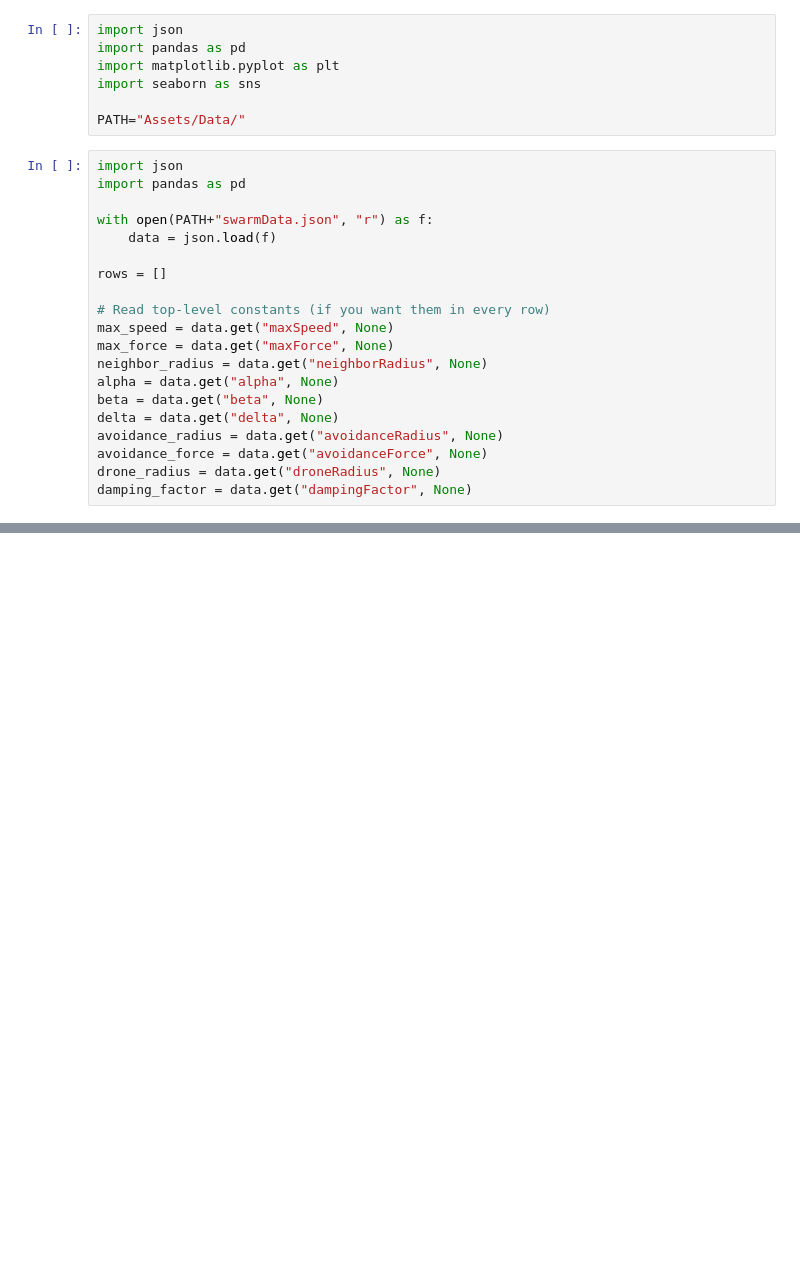
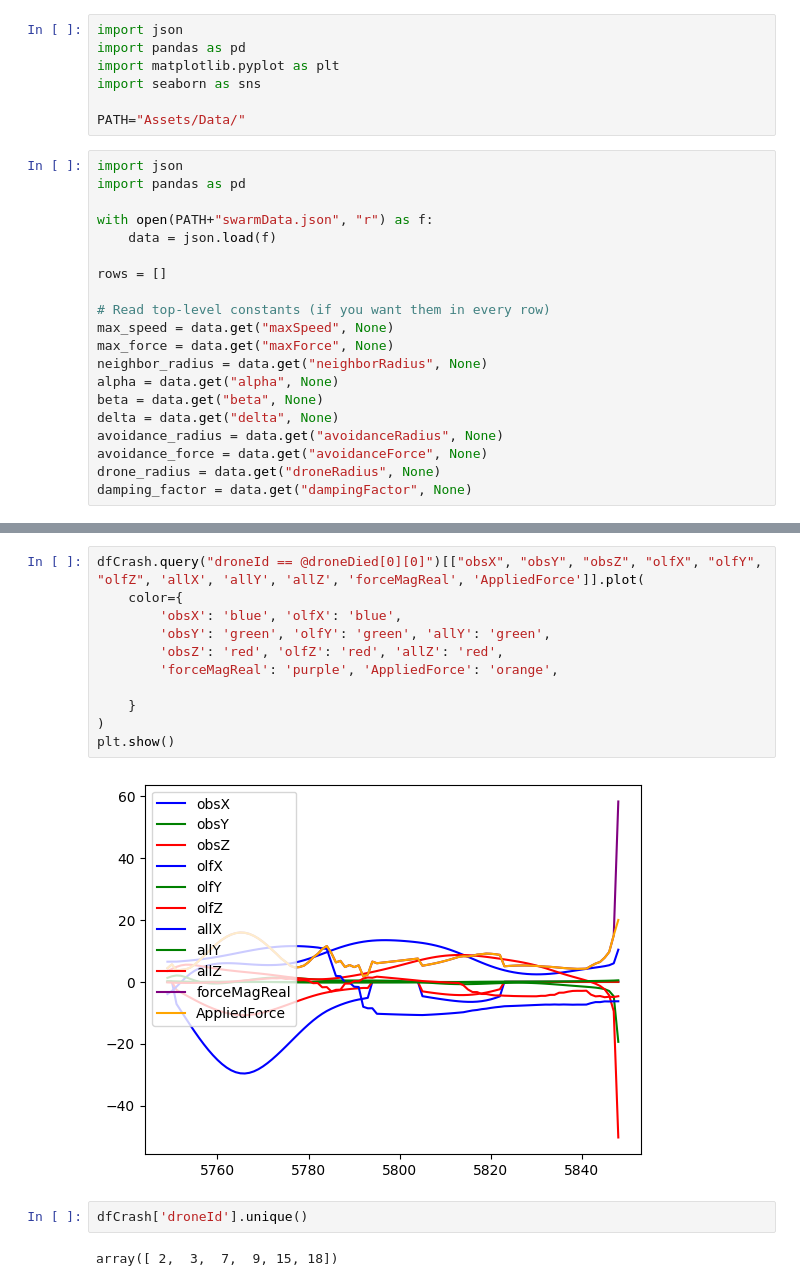
Before and after one commit to DariusGiannoli/DroneSwarmUnity, a Jupyter notebook: SoundMapping/SoundMappingUnity/trajectory.ipynb, the cells around one changed output, grey strips where cells are left out. Drawn from its saved outputs; the diff is of its cells as text; blank space fills up the shorter version.

```diff
--- a/SoundMapping/SoundMappingUnity/trajectory.ipynb
+++ b/SoundMapping/SoundMappingUnity/trajectory.ipynb
@@ -137,0 +201,17 @@ array([''], dtype=object)
+# %%
+dfCrash.query("droneId == @droneDied[0][0]")[["obsX", "obsY", "obsZ", "olfX", "olfY", "olfZ", 'allX', 'allY', 'allZ', 'forceMagReal', 'AppliedForce']].plot(
+    color={
+        'obsX': 'blue', 'olfX': 'blue',
+        'obsY': 'green', 'olfY': 'green', 'allY': 'green',
+        'obsZ': 'red', 'olfZ': 'red', 'allZ': 'red',
+        'forceMagReal': 'purple', 'AppliedForce': 'orange',
+
+    }
+)
+plt.show()
+# %% [output]
+[figure, added]
+# %%
+dfCrash['droneId'].unique()
+# %% [output]
+array([ 2,  3,  7,  9, 15, 18])
```
Also changed, not shown: parts of 13 cells of this notebook, 18 other files.
